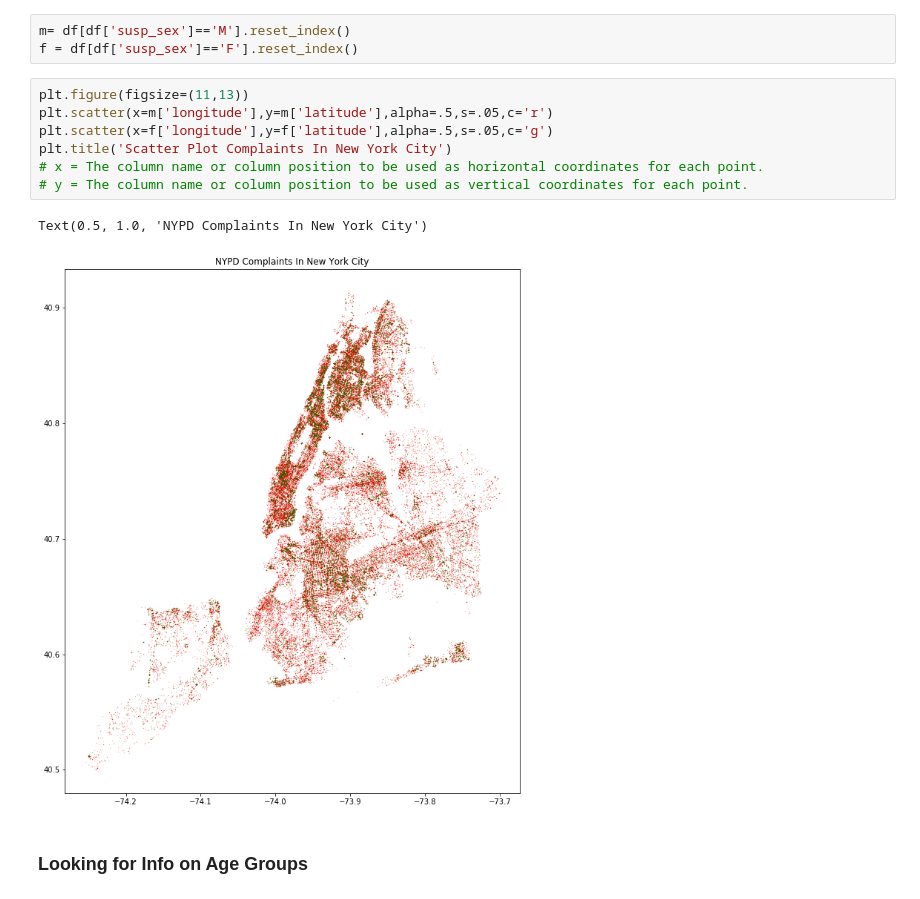
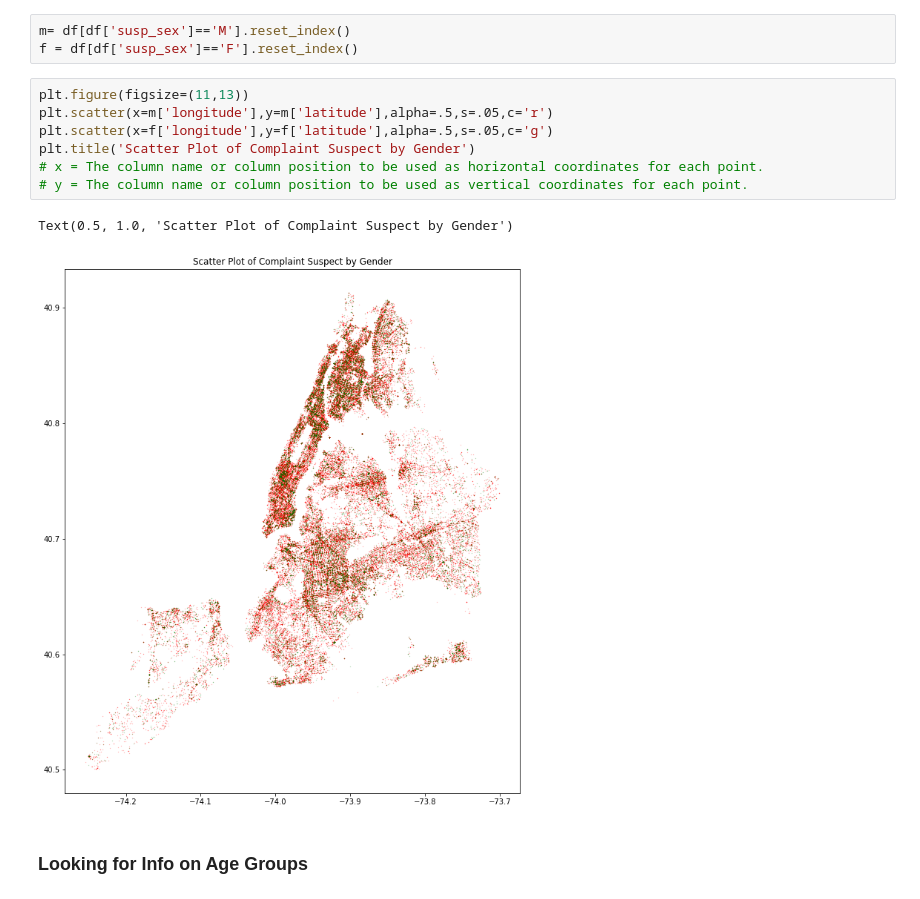
Before and after one commit to DavidGuzman1999/CTPDataScienceProject, a Jupyter notebook: complaint-data-notebook .ipynb, the cells around one changed output. Cells and saved outputs as stored; diff of their text form.

Commit message:
scatter plot name added

```diff
--- a/complaint-data-notebook .ipynb
+++ b/complaint-data-notebook .ipynb
@@ -353,13 +353,13 @@ f = df[df['susp_sex']=='F'].reset_index()
 # %%
 plt.figure(figsize=(11,13))
 plt.scatter(x=m['longitude'],y=m['latitude'],alpha=.5,s=.05,c='r')
 plt.scatter(x=f['longitude'],y=f['latitude'],alpha=.5,s=.05,c='g')
-plt.title('Scatter Plot Complaints In New York City')
+plt.title('Scatter Plot of Complaint Suspect by Gender')
 # x = The column name or column position to be used as horizontal coordinates for each point.
 # y = The column name or column position to be used as vertical coordinates for each point.
 # %% [output]
-Text(0.5, 1.0, 'NYPD Complaints In New York City')
+Text(0.5, 1.0, 'Scatter Plot of Complaint Suspect by Gender')
-[figure, old version]
+[figure, new version]
 # %% [markdown]
 ### Looking for Info on Age Groups
 # %%
```
